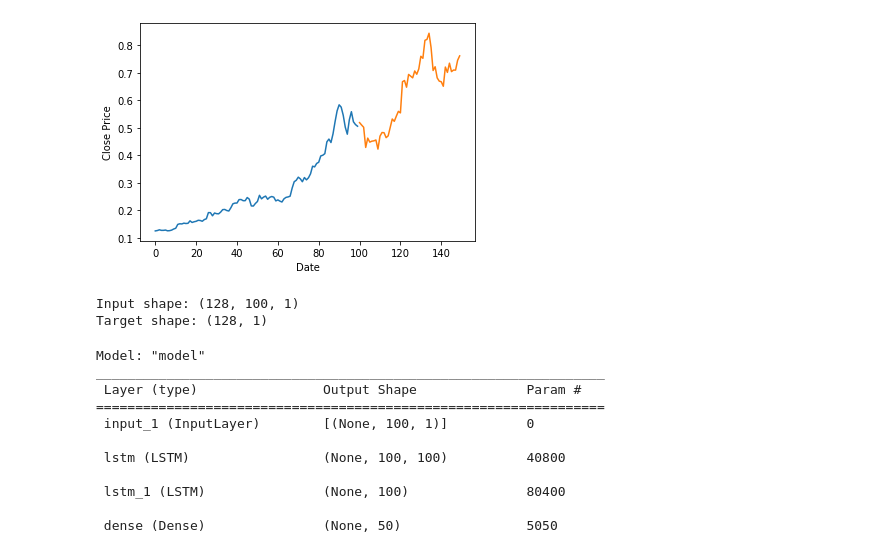
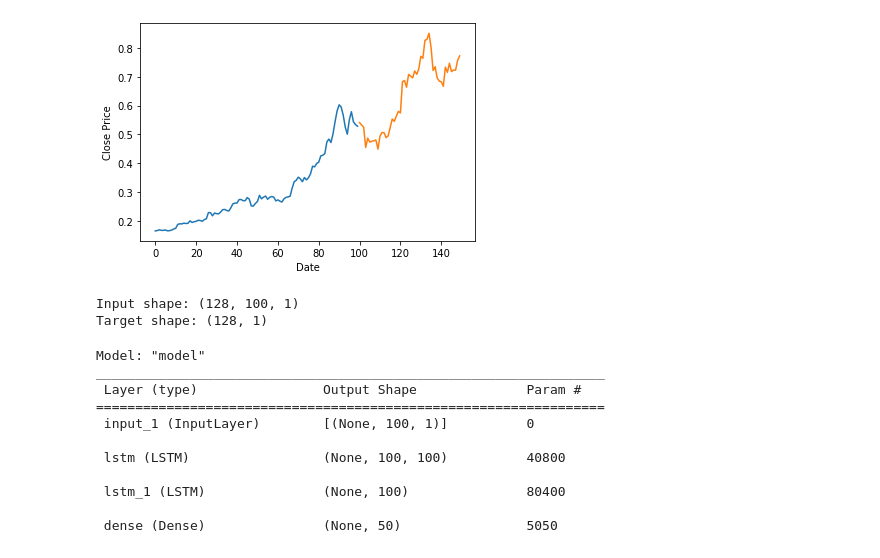
Before and after one commit to andrei-aleksanian/Bitcoin-price-prediction, a Jupyter notebook: src/colab2_longData.ipynb, the cells around one changed output. Drawn from its saved outputs; the diff is of its cells as text; code cells hidden in the pictures.

```diff
--- a/src/colab2_longData.ipynb
+++ b/src/colab2_longData.ipynb
@@ -10,6 +10,6 @@ from lstm.callbacks import es_callback, modelckpt_callback
 df = loadData()
 # %%
 features = np.array(df["Close"]).reshape(-1, 1)
-normalized_data, scaler = normalize(features)
+normalized_data, scaler = normalizeAtOnce(features)
 show_data_simple(normalized_data)
 # %% [output]
@@ -19,7 +19,7 @@ config = {
     "past": 100, # try 10, 50, 100, 300
     "future": 50, # try 5, 50, 100
     "batch_size": 128, # large batches allow faster training
-    "epochs": 100,
+    "epochs": 10,
 }
 
 dataset_train, dataset_val, x_test, y_test = getDatasets(config, normalized_data)
@@ -36,5 +36,5 @@ print("Target shape:", targets.numpy().shape)
 To enable them in other operations, rebuild TensorFlow with the appropriate compiler flags.
-[figure, old version]
+[figure, new version]
 Input shape: (128, 100, 1)
 Target shape: (128, 1)
 # %%
```
Also changed, not shown: parts of 9 cells of this notebook, 5 other files.
